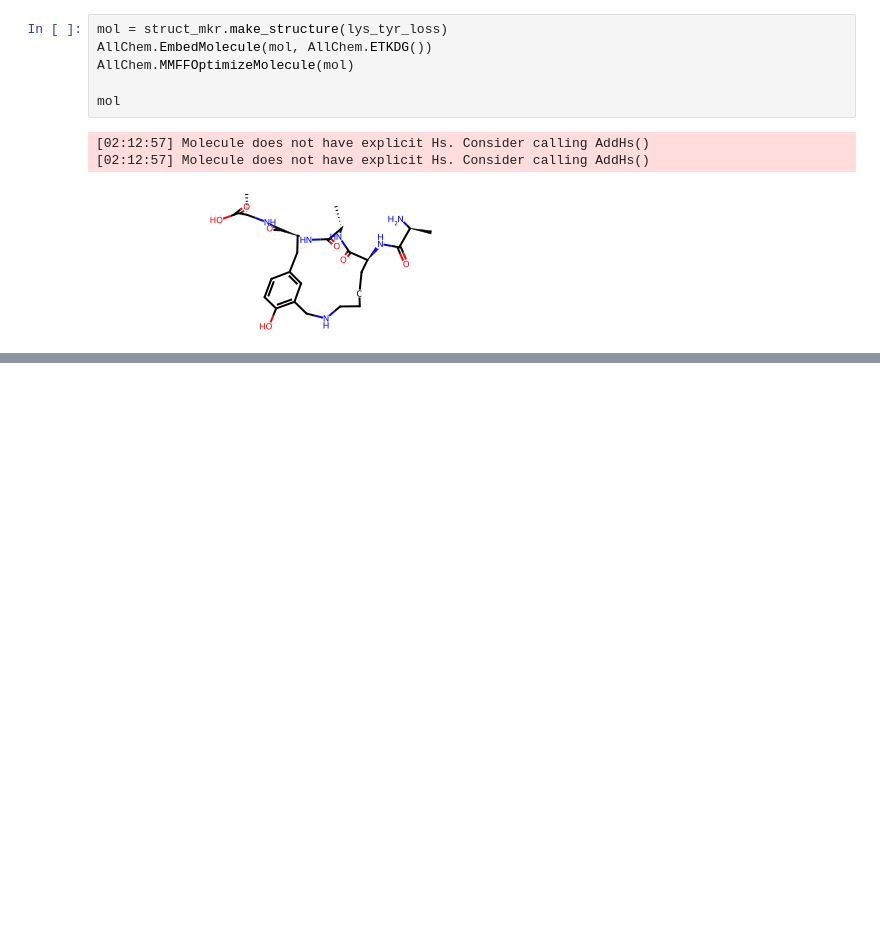
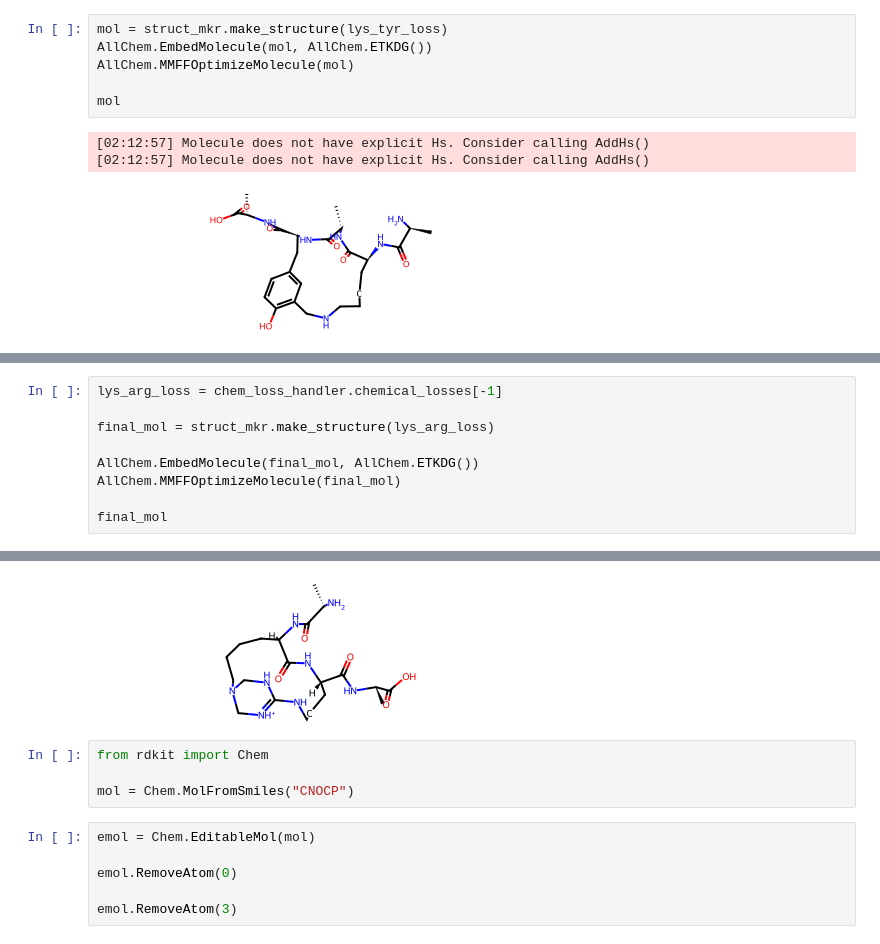
Before and after one commit to benjfdup/pyclops, a Jupyter notebook: examples/bens_notebook.ipynb, the cells around one changed output, grey strips where cells are left out. Cells and saved outputs as stored; diff of their text form; blank space fills up the shorter version.

```diff
--- a/examples/bens_notebook.ipynb
+++ b/examples/bens_notebook.ipynb
@@ -189,0 +190,10 @@ AmideArgTail [2, 3] (x4 resonance groups), AmideHead2Tail [0, 3] (x2 resonance g
+# %%
+lys_arg_loss = chem_loss_handler.chemical_losses[-1]
+
+final_mol = struct_mkr.make_structure(lys_arg_loss)
+
+AllChem.EmbedMolecule(final_mol, AllChem.ETKDG())
+AllChem.MMFFOptimizeMolecule(final_mol)
+
+final_mol
+# %% [output]
@@ -189,0 +202,11 @@ AmideArgTail [2, 3] (x4 resonance groups), AmideHead2Tail [0, 3] (x2 resonance g
+[figure, added]
+# %%
+from rdkit import Chem
+
+mol = Chem.MolFromSmiles("CNOCP")
+# %%
+emol = Chem.EditableMol(mol)
+
+emol.RemoveAtom(0)
+
+emol.RemoveAtom(3)
```
Also changed, not shown: parts of 2 cells of this notebook, 2 other files.
